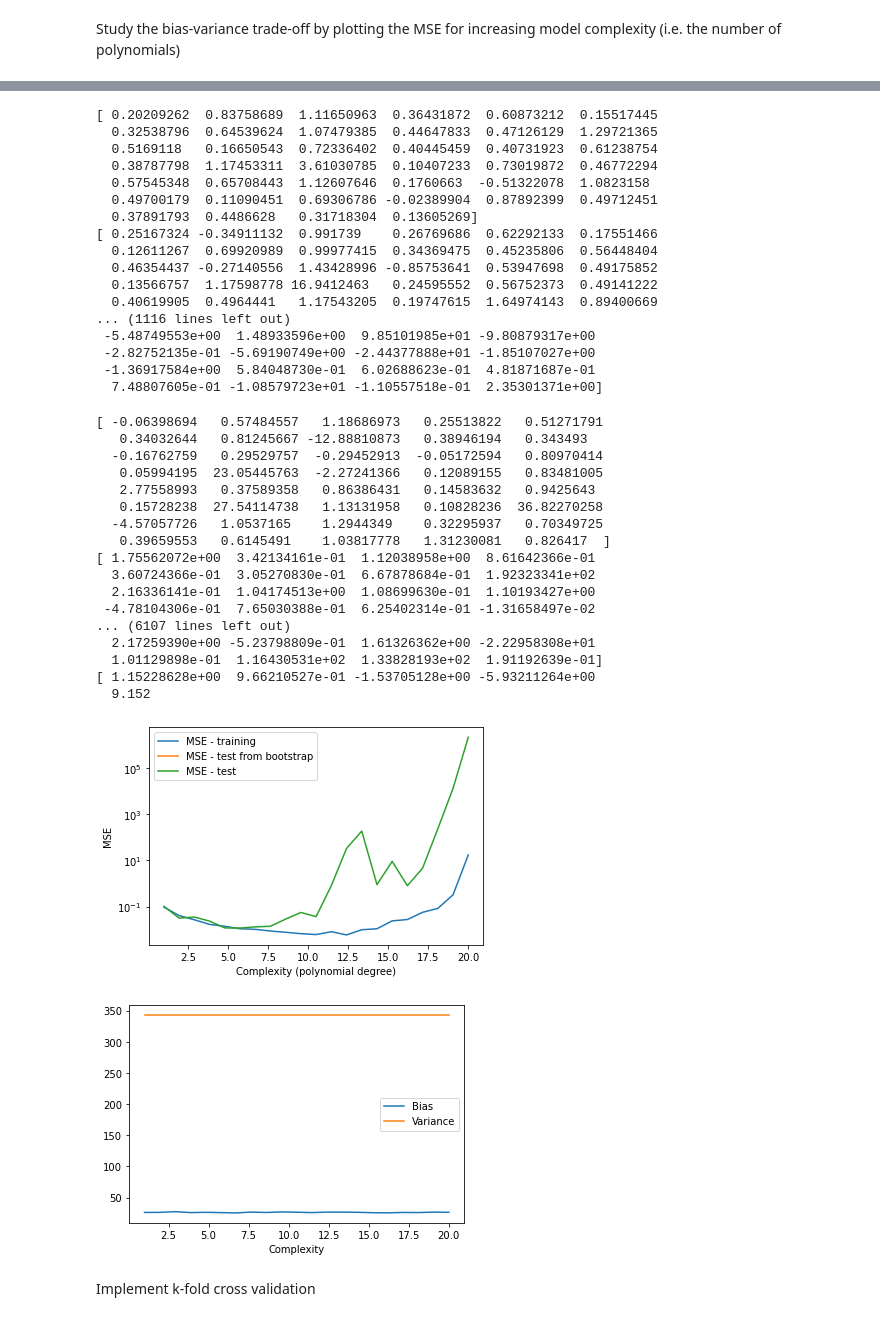
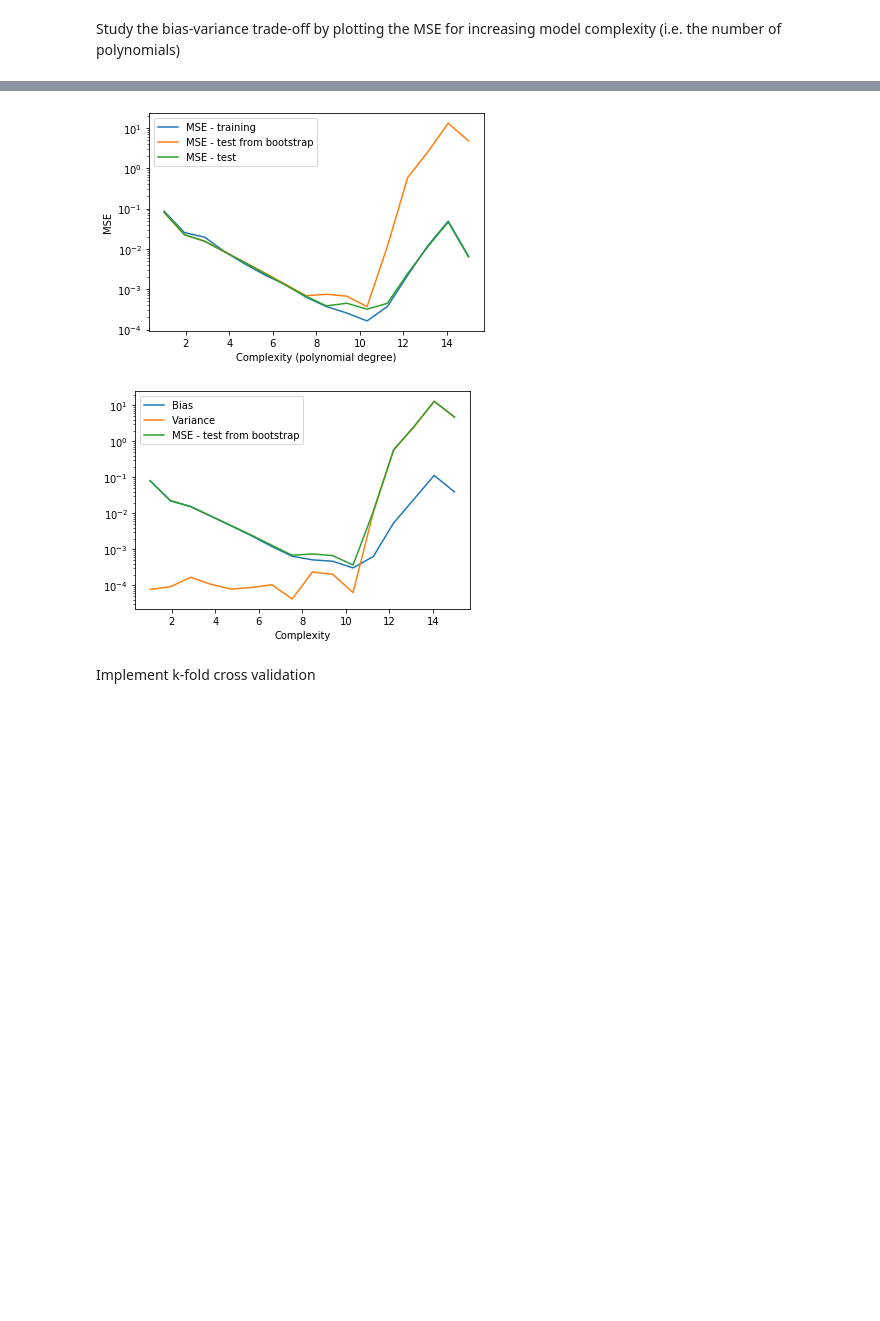
Before and after one commit to tellefs/ML-projects, a Jupyter notebook: project1/project1.ipynb, the cells around one changed output, grey strips where cells are left out. Cells and saved outputs as stored; diff of their text form; code cells hidden in the pictures; blank space fills up the shorter version.

Commit message:
added figures

```diff
--- a/project1/project1.ipynb
+++ b/project1/project1.ipynb
@@ -110,10 +110,10 @@ Test MSE
 # %% [markdown]
 Study the bias-variance trade-off by plotting the MSE for increasing model complexity (i.e. the number of polynomials)
 # %%
-#np.random.seed(47309275)
-max_degree = 20
-n = 200
-noise_factor = .1
+np.random.seed(47309275)
+max_degree = 15
+n = 1000
+noise_factor = .01
 n_bootstraps = 100
 
 degree = np.linspace(1, max_degree, max_degree+1)
@@ -151,7 +151,7 @@ for i in range(max_degree+1):
 
     #Perform OLS with bootstrap resampling
     MSE_test_bootstrap_values = np.zeros(n_bootstraps)
-    z_predicted_bootstrap = np.empty((n, n_bootstraps))
+    z_predicted_bootstrap = np.empty((X_test.shape[0], n_bootstraps))
 
 
     for j in range(n_bootstraps):
@@ -161,11 +161,9 @@ for i in range(max_degree+1):
         MSE_test_bootstrap_values[j] = MSE(z_test, z_predicted_bootstrap[:, j])
 
     MSE_test_bootstrap[i] = np.mean(MSE_test_bootstrap_values)
-    z_predicted_bootstrap = np.mean(z_predicted_bootstrap, axis=1)
 
-    bias[i] = np.mean( (z_test - np.mean(z_predict_bootstrap))**2 )
-    variance[i] = np.mean( np.var(z_predict_bootstrap) )
-    #error[i] = np.mean( np.mean((z_test - z_predict_bootstrap)**2) )
+    bias[i] = np.mean( (z_test - np.mean(z_predicted_bootstrap, axis=1))**2 )
+    variance[i] = np.mean(np.var(z_predicted_bootstrap, axis=1))
 
 plt.figure()
 plt.ylabel('MSE')
@@ -175,13 +173,16 @@ plt.plot(degree, MSE_test_bootstrap, label='MSE - test from bootstrap')
 plt.plot(degree, MSE_test, label='MSE - test')
 plt.yscale('log')
 plt.legend()
+plt.savefig('mse_test_training_bootstrap')
 plt.show()
 
 plt.figure()
 plt.xlabel('Complexity')
 plt.plot(degree, bias, label='Bias')
 plt.plot(degree, variance, label='Variance')
-#plt.plot(degree, error, label='Error')
+plt.plot(degree, MSE_test_bootstrap, label='MSE - test from bootstrap')
+plt.yscale('log')
 plt.legend()
+plt.savefig('bias_variande_tradeoff_bootstrap')
 plt.show()
 # %% [output]
@@ -256,39 +189,5 @@ plt.show()
-[ 0.20209262  0.83758689  1.11650963  0.36431872  0.60873212  0.15517445
-  0.32538796  0.64539624  1.07479385  0.44647833  0.47126129  1.29721365
-  0.5169118   0.16650543  0.72336402  0.40445459  0.40731923  0.61238754
-  0.38787798  1.17453311  3.61030785  0.10407233  0.73019872  0.46772294
-  0.57545348  0.65708443  1.12607646  0.1760663  -0.51322078  1.0823158
-  0.49700179  0.11090451  0.69306786 -0.02389904  0.87892399  0.49712451
-  0.37891793  0.4486628   0.31718304  0.13605269]
-[ 0.25167324 -0.34911132  0.991739    0.26769686  0.62292133  0.17551466
-  0.12611267  0.69920989  0.99977415  0.34369475  0.45235806  0.56448404
-  0.46354437 -0.27140556  1.43428996 -0.85753641  0.53947698  0.49175852
-  0.13566757  1.17598778 16.9412463   0.24595552  0.56752373  0.49141222
-  0.40619905  0.4964441   1.17543205  0.19747615  1.64974143  0.89400669
-... (1116 lines left out)
- -5.48749553e+00  1.48933596e+00  9.85101985e+01 -9.80879317e+00
- -2.82752135e-01 -5.69190749e+00 -2.44377888e+01 -1.85107027e+00
- -1.36917584e+00  5.84048730e-01  6.02688623e-01  4.81871687e-01
-  7.48807605e-01 -1.08579723e+01 -1.10557518e-01  2.35301371e+00]
-[ -0.06398694   0.57484557   1.18686973   0.25513822   0.51271791
-   0.34032644   0.81245667 -12.88810873   0.38946194   0.343493
-  -0.16762759   0.29529757  -0.29452913  -0.05172594   0.80970414
-   0.05994195  23.05445763  -2.27241366   0.12089155   0.83481005
-   2.77558993   0.37589358   0.86386431   0.14583632   0.9425643
-   0.15728238  27.54114738   1.13131958   0.10828236  36.82270258
-  -4.57057726   1.0537165    1.2944349    0.32295937   0.70349725
-   0.39659553   0.6145491    1.03817778   1.31230081   0.826417  ]
-[ 1.75562072e+00  3.42134161e-01  1.12038958e+00  8.61642366e-01
-  3.60724366e-01  3.05270830e-01  6.67878684e-01  1.92323341e+02
-  2.16336141e-01  1.04174513e+00  1.08699630e-01  1.10193427e+00
- -4.78104306e-01  7.65030388e-01  6.25402314e-01 -1.31658497e-02
-... (6107 lines left out)
-  2.17259390e+00 -5.23798809e-01  1.61326362e+00 -2.22958308e+01
-  1.01129898e-01  1.16430531e+02  1.33828193e+02  1.91192639e-01]
-[ 1.15228628e+00  9.66210527e-01 -1.53705128e+00 -5.93211264e+00
-  9.152
-[figure, old version]
+[figure, new version]
-[figure, old version]
+[figure, new version]
 # %% [markdown]
 Implement k-fold cross validation
 # %% [markdown]
```
Also changed, not shown: parts of 2 cells of this notebook, 2 other files.
